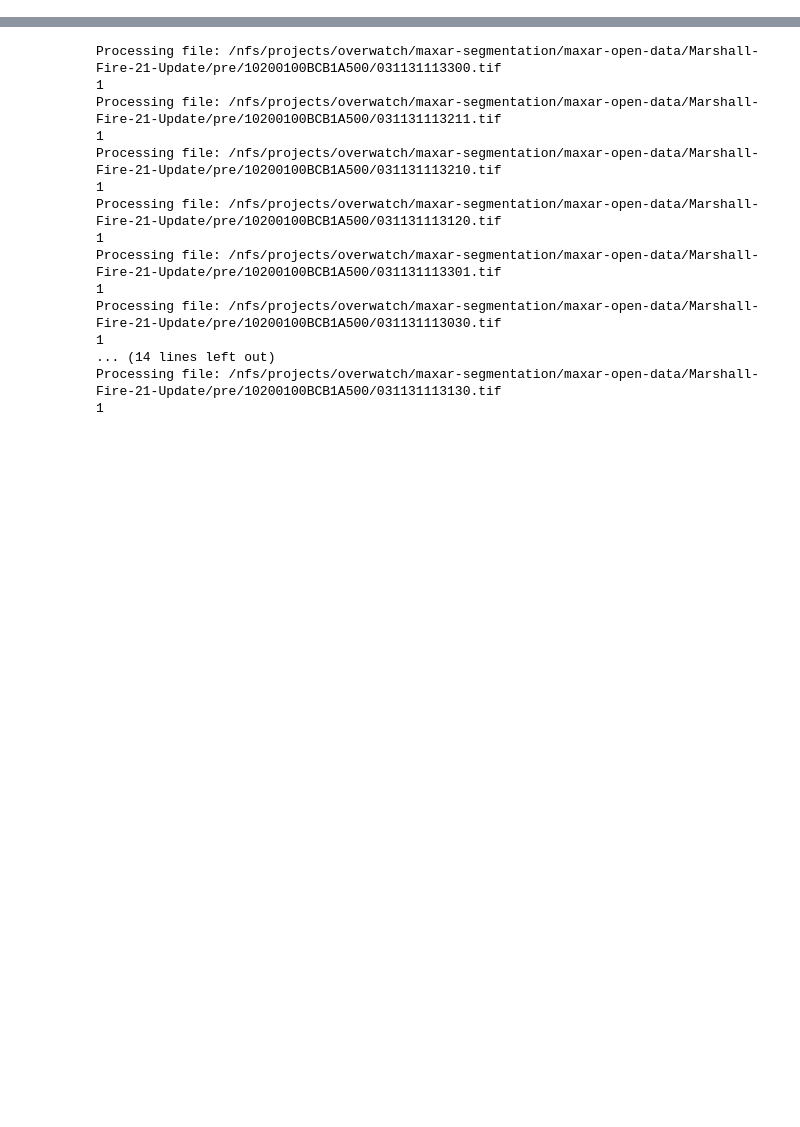
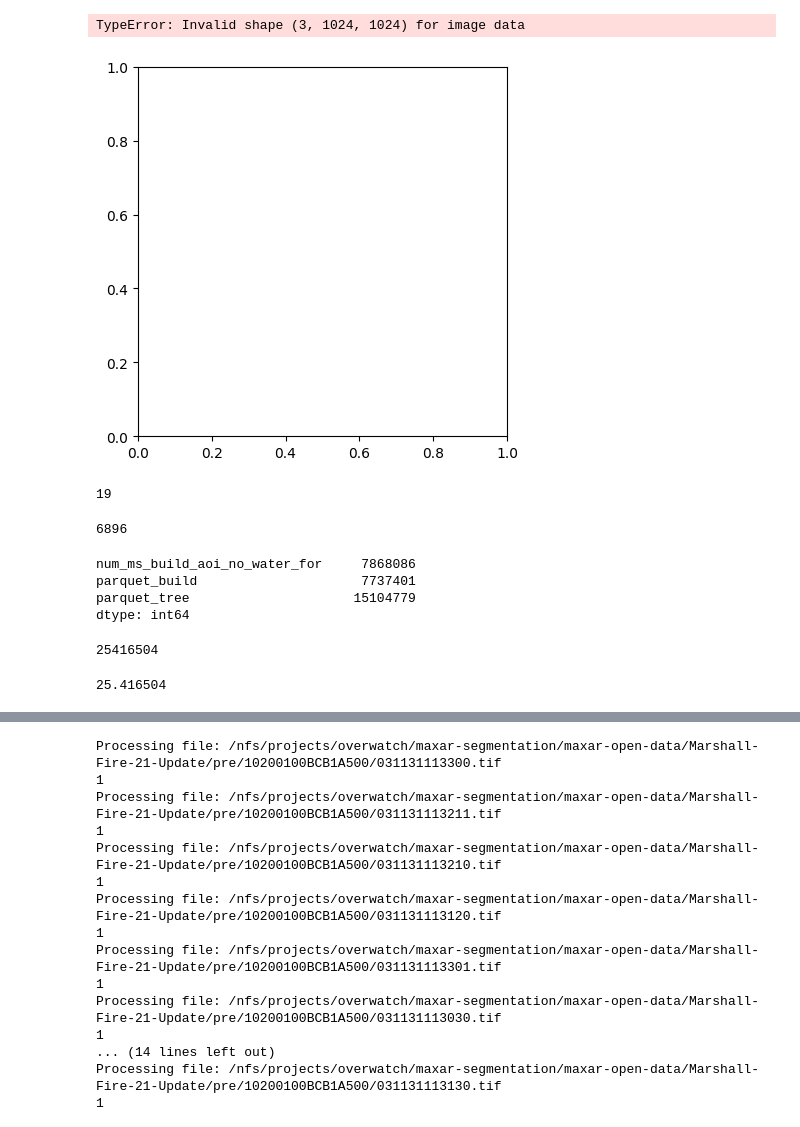
Before and after one commit to JacopoLungo/maxarSrc, a Jupyter notebook: notebooks/to_delete.ipynb, the cells around one changed output, grey strips where cells are left out. Cells and saved outputs as stored; diff of their text form; code cells hidden in the pictures; blank space fills up the shorter version.

```diff
--- a/notebooks/to_delete.ipynb
+++ b/notebooks/to_delete.ipynb
@@ -0,0 +99,29 @@
+# %%
+import rasterio
+import matplotlib.pyplot as plt
+
+# Path to your TIFF file
+file_path = '/nfs/projects/overwatch/maxar-segmentation/maxar-open-data/Emilia-Romagna-Italy-flooding-may23/pre/10300500DDF89E00/031111210233.tif'
+
+# Open the TIFF file
+with rasterio.open(file_path) as src:
+    # If the image is larger, adjust the window to read only a 1024x1024 block
+    if src.width > 1024 or src.height > 1024:
+        window = rasterio.windows.Window(col_off=8000, row_off=8000, width=1024, height=1024)
+        data = src.read(window=window)
+    else:
+        data = src.read()
+
+    # Assuming the data is in the first band
+
+
+# Plot the image
+plt.imshow(data.)  # Use grayscale color map or choose appropriate
+plt.title('1024x1024 TIFF Image')
+plt.xlabel('Pixel X Coordinates')
+plt.ylabel('Pixel Y Coordinates')
+plt.colorbar(label='Pixel values')
+plt.show()
+# %% [output]
+TypeError: Invalid shape (3, 1024, 1024) for image data
+[figure, added]
@@ -0,0 +136,23 @@
+# %%
+global_df['event'].nunique()
+# %% [output]
+19
+# %%
+len(global_df)
+# %% [output]
+6896
+# %%
+global_df[['num_ms_build_aoi_no_water_for', 'parquet_build', 'parquet_tree' ]].sum()
+# %% [output]
+num_ms_build_aoi_no_water_for     7868086
+parquet_build                     7737401
+parquet_tree                     15104779
+dtype: int64
+# %%
+7737401 + 15104779 + 2574324
+# %% [output]
+25416504
+# %%
+25416504/1000_000
+# %% [output]
+25.416504
```
Also changed, not shown: parts of 73 cells of this notebook, 2 other files.
